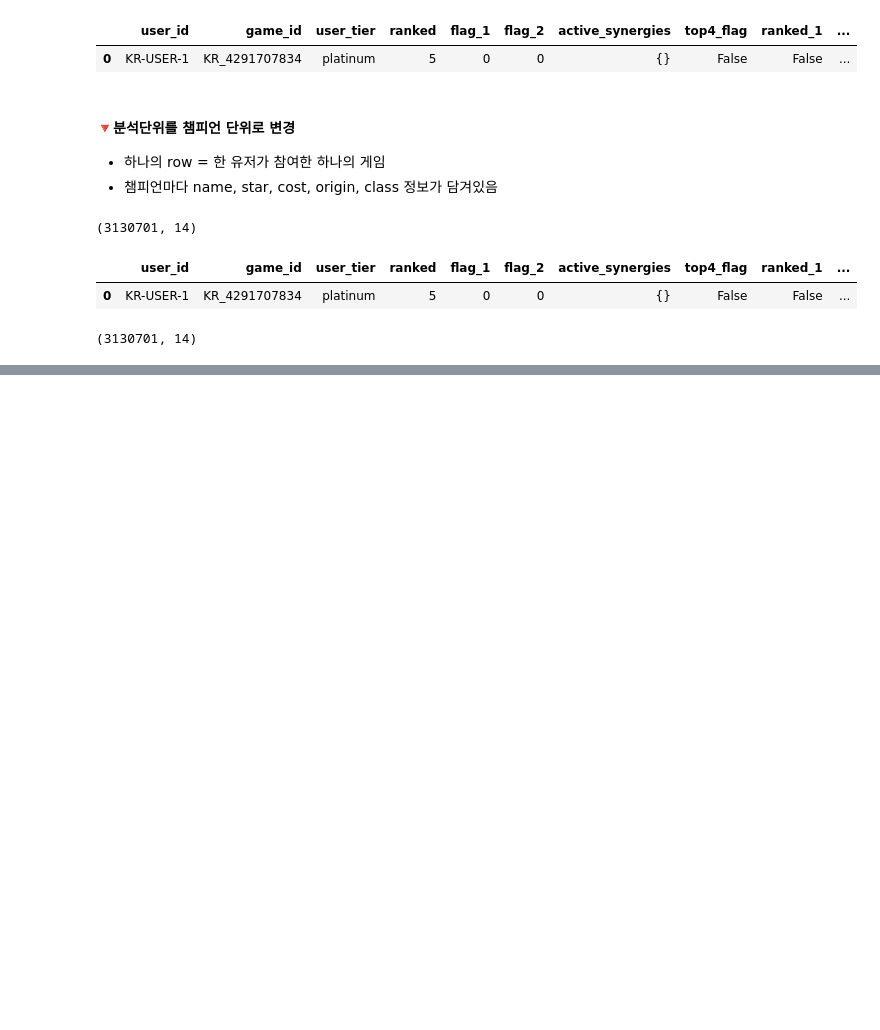
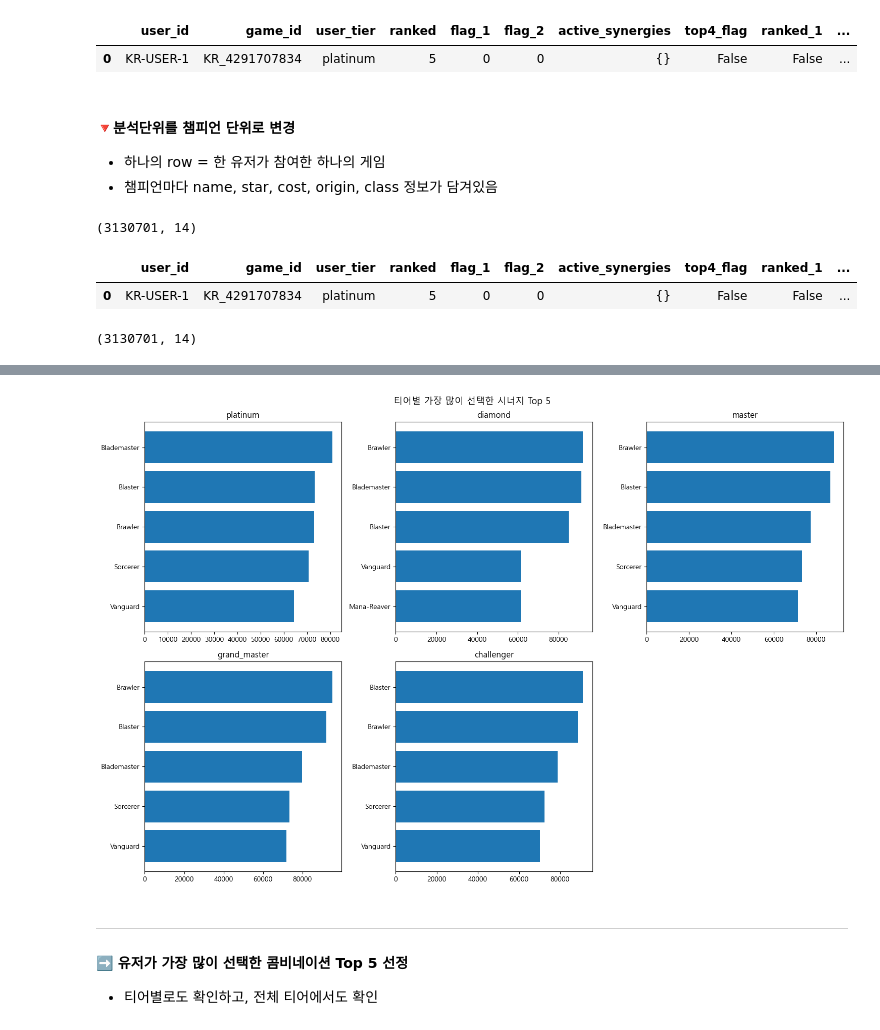
Before and after one commit to hanalo26/Third-project-sparta, a Jupyter notebook: works/Haeun_Baek/Data_Stats_practice_v2.ipynb, the cells around one changed output, grey strips where cells are left out. Drawn from its saved outputs; the diff is of its cells as text; code cells hidden in the pictures; blank space fills up the shorter version.

```diff
--- a/works/Haeun_Baek/Data_Stats_practice_v2.ipynb
+++ b/works/Haeun_Baek/Data_Stats_practice_v2.ipynb
@@ -114,0 +241,23 @@ print(df_champ_exploded.shape)
+# %%
+# 문자열 → 리스트 변환
+df_champ_exploded['class'] = df_champ_exploded['class'].apply(ast.literal_eval)
+
+# 시너지 단위로 분리
+df_synergy_exploded = df_champ_exploded.explode('class')
+
+# (4) 전체 유저가 가장 많이 선택한 시너지 Top 5
+print('[전체 유저가 가장 많이 선택한 시너지 Top 5]')
+display(df_synergy_exploded['class'].value_counts().head(5))
+print()
+
+# (5) 티어별로 유저가 가장 많이 선택한 시너지 Top 5
+print('[티어별로 유저가 가장 많이 선택한 시너지 Top 5]')
+top5_synergy_by_tier = (
+    df_synergy_exploded
+    .groupby('user_tier')['class']
+    .value_counts()
+    .groupby('user_tier')
+    .head(5)
+    .reset_index()
+)
+display(top5_synergy_by_tier)
@@ -114,0 +291,23 @@ print(df_champ_exploded.shape)
+# %%
+# (5)의 결과를 막대 그래프로 시각화
+fig, axes = plt.subplots(2, 3, figsize=(15, 10))
+axes = axes.flatten()
+
+for ax, tier in zip(axes, tier_order):
+    group = top5_synergy_by_tier[top5_synergy_by_tier['user_tier'] == tier]
+    ax.barh(group['class'], group['count'])
+    ax.set_title(tier)
+    ax.invert_yaxis()  # 1위가 위로
+
+# 빈 subplot 제거
+axes[-1].set_visible(False)
+
+plt.suptitle('티어별 가장 많이 선택한 시너지 Top 5', fontsize=13)
+plt.tight_layout()
+plt.show()
+# %% [output]
+[figure, added]
+# %% [markdown]
+---
+#### **➡️ 유저가 가장 많이 선택한 콤비네이션 Top 5 선정**
+- 티어별로도 확인하고, 전체 티어에서도 확인
```
Also changed, not shown: parts of 16 cells of this notebook.
